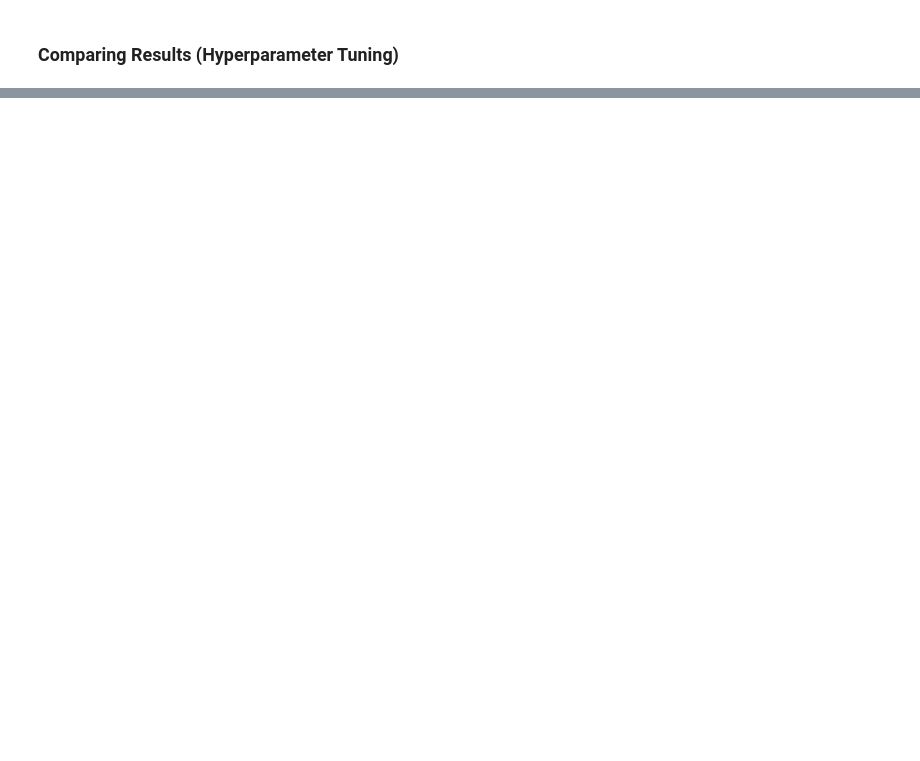
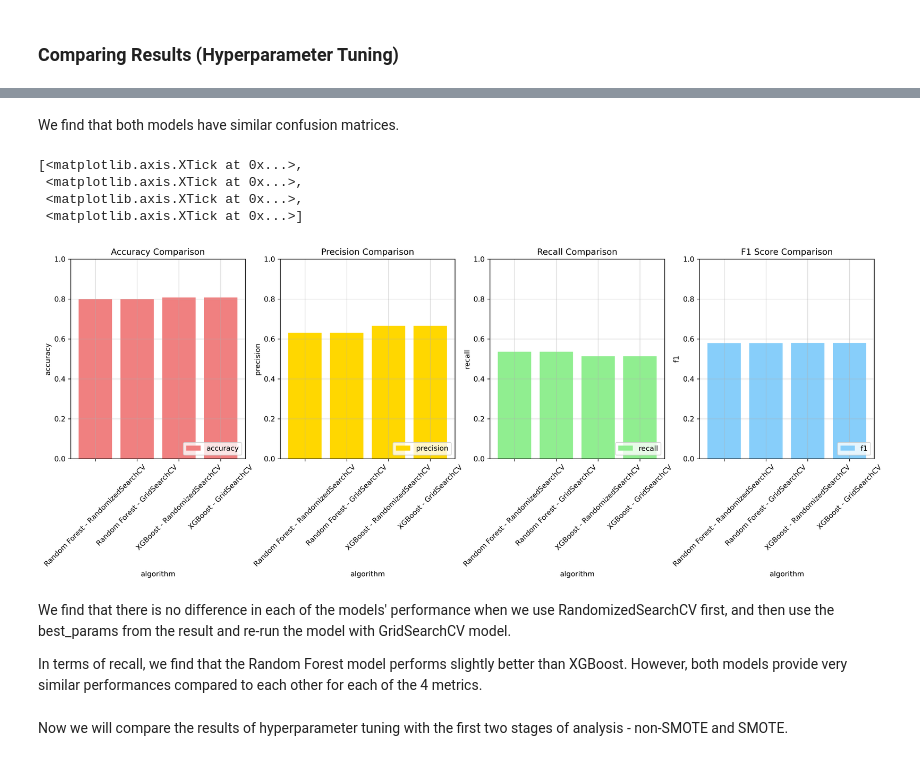
Before and after one commit to awesomecosmos/CS675-Intro-To-Data-Science, a Jupyter notebook: Project2/project2.ipynb, the cells around one changed output, grey strips where cells are left out. Cells and saved outputs as stored; diff of their text form; code cells hidden in the pictures; blank space fills up the shorter version.

```diff
--- a/Project2/project2.ipynb
+++ b/Project2/project2.ipynb
@@ -616,0 +615,61 @@ plt.xticks(indices, x_labels, rotation=45)
+# %% [markdown]
+We find that both models have similar confusion matrices.
+# %%
+# comparing all metrics for this stage of analysis
+fig, ax = plt.subplots(1, 4, sharex=True, sharey=False, figsize=(20, 5), dpi=300)
+x_labels = final_results_hyp['method']
+indices = np.arange(len(x_labels))
+width = 0.3
+
+# first row - NO Hyperparameters
+#row=0, col=0
+ax[0].bar(indices,final_results_hyp['accuracy'],color="lightcoral",alpha=1,label="accuracy")
+ax[0].grid(True,alpha=0.5)
+ax[0].set_ylim(0,1)
+ax[0].set_xlabel("algorithm")
+ax[0].set_ylabel("accuracy")
+ax[0].set_title("Accuracy Comparison")
+ax[0].legend(loc='lower right')
+ax[0].set_xticks(indices, x_labels, rotation=45)
+
+#row=0, col=1
+ax[1].bar(indices,final_results_hyp['precision'],color="gold",alpha=1,label="precision")
+ax[1].grid(True,alpha=0.5)
+ax[1].set_ylim(0,1)
+ax[1].set_xlabel("algorithm")
+ax[1].set_ylabel("precision")
+ax[1].set_title("Precision Comparison")
+ax[1].legend(loc='lower right')
+ax[1].set_xticks(indices, x_labels, rotation=45)
+
+#row=0, col=2
+ax[2].bar(indices,final_results_hyp['recall'],color="lightgreen",alpha=1,label="recall")
+ax[2].grid(True,alpha=0.5)
+ax[2].set_ylim(0,1)
+ax[2].set_xlabel("algorithm")
+ax[2].set_ylabel("recall")
+ax[2].set_title("Recall Comparison")
+ax[2].legend(loc='lower right')
+ax[2].set_xticks(indices, x_labels, rotation=45)
+
+#row=0, col=3
+ax[3].bar(indices,final_results_hyp['f1'],color="lightskyblue",alpha=1,label="f1")
+ax[3].grid(True,alpha=0.5)
+ax[3].set_ylim(0,1)
+ax[3].set_xlabel("algorithm")
+ax[3].set_ylabel("f1")
+ax[3].set_title("F1 Score Comparison")
+ax[3].legend(loc='lower right')
+ax[3].set_xticks(indices, x_labels, rotation=45)
+# %% [output]
+[<matplotlib.axis.XTick at 0x...>,
+ <matplotlib.axis.XTick at 0x...>,
+ <matplotlib.axis.XTick at 0x...>,
+ <matplotlib.axis.XTick at 0x...>]
+[figure, added]
+# %% [markdown]
+We find that there is no difference in each of the models' performance when we use RandomizedSearchCV first, and then use the best_params from the result and re-run the model with GridSearchCV model.
+
+In terms of recall, we find that the Random Forest model performs slightly better than XGBoost. However, both models provide very similar performances compared to each other for each of the 4 metrics.
+# %% [markdown]
+Now we will compare the results of hyperparameter tuning with the first two stages of analysis - non-SMOTE and SMOTE.
```
Also changed, not shown: parts of 66 cells of this notebook, 1 other file.
